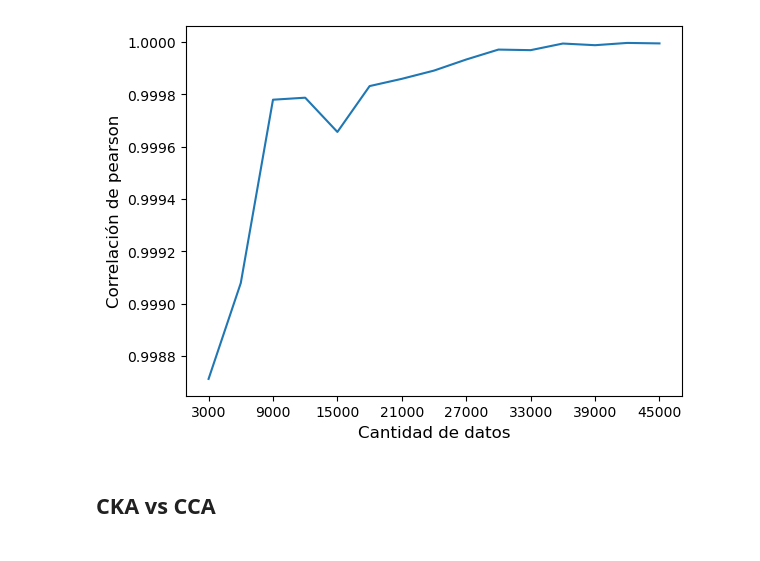
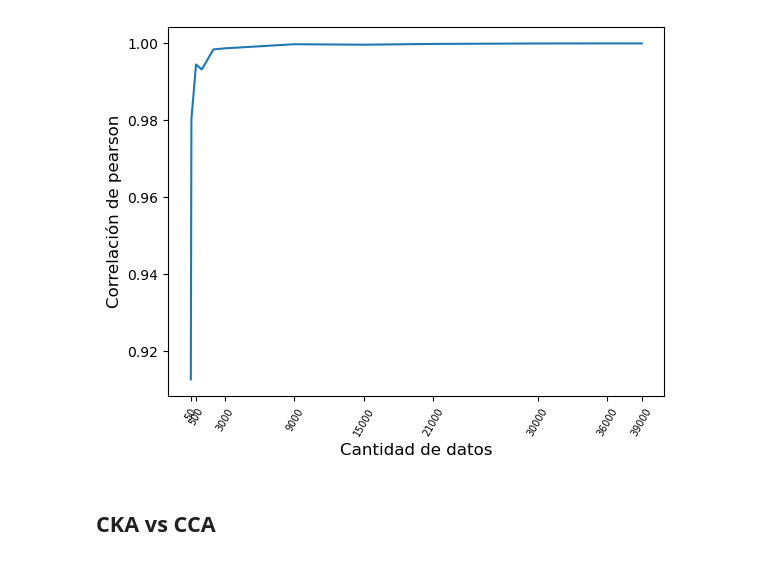
Before and after one commit to ceciliabolanos/layer-analysis, a Jupyter notebook: results/experiment1.1_CCA_CKA/results.ipynb, the cells around one changed output. Saved outputs shown, nothing was run; the diff lists cells and outputs as text; code cells hidden in the pictures.

```diff
--- a/results/experiment1.1_CCA_CKA/results.ipynb
+++ b/results/experiment1.1_CCA_CKA/results.ipynb
@@ -19,11 +21,11 @@ def linear_CKA(X, Y):
 
     return hsic / (var1 * var2)
 # %%
-# Commented because we already have the results
-
-with open(os.path.join('../../../experiments/layers/embeddings_layer0_glove.json'), 'r') as f:
+with open('/home/cbolanos/experiments/layers/embeddings_layer0_glove.json', 'r') as f:
     glove_list = json.load(f)
 glove_matrix = np.array(glove_list)
+
+# Commented because we already have the results
 
 # wav_vs_glove = []
 # for i in range(12):
@@ -57,15 +60,15 @@ plt.show()
 # %%
 x_list = []
 for i in range(12):
-    with open(os.path.join('../../..', 'experiments', 'layers', f'embeddings_layer{i}_wav2vec2.json'), 'r') as f:
+    with open(os.path.join('/home/cbolanos/', 'experiments', 'layers', f'embeddings_layer{i}_wav2vec2.json'), 'r') as f:
         model1_list = json.load(f)
     x_matrix = np.array(model1_list)
     x_list.append(x_matrix)
 # %%
-matrix = np.zeros((15, 12))
-for i in tqdm(range(3000, 46000, 3000)):
-    index = int((i-3000)/3000)
+matrix = np.zeros((13, 12))
+vector = [50, 100, 500, 1000, 2000, 3000, 9000, 15000, 21000, 30000, 36000, 39000, 45000]
+for i in range(len(vector)):
     for j in tqdm(range(12)):
         x = x_list[j]
-        matrix[index, j] = linear_CKA(x[0:i], glove_matrix[0:i])
+        matrix[i, j] = linear_CKA(x[0:vector[i]], glove_matrix[0:vector[i]])
 # %%
@@ -90,15 +92,17 @@ plt.show()
 # %%
 pearson_corr = []
-for i in range(matrix.shape[0]):
-    pearson_corr.append(stats.pearsonr(wav_vs_glove, matrix[i]).statistic)
+for j in range(matrix.shape[0]-1):
+    pearson_corr.append(stats.pearsonr(wav_vs_glove, matrix[j]).statistic)
 
-plt.plot(range(3000, 46000, 3000), pearson_corr)
+vector = [50, 100, 500, 1000, 2000, 3000, 9000, 15000, 21000, 30000, 36000, 39000]
+
+plt.plot(vector, pearson_corr)
 plt.xlabel('Cantidad de datos',  fontsize=12)
 plt.ylabel('Correlación de pearson', fontsize=12)
-plt.xticks(range(3000, 46000, 6000))
+plt.xticks([50, 500, 3000, 9000, 15000, 21000, 30000, 36000, 39000],  rotation=60, fontsize=7)
 plt.show()
 # %% [output]
-[figure, old version]
+[figure, new version]
 # %% [markdown]
 ## CKA vs CCA
 # %%
```
Also changed, not shown: parts of 9 cells of this notebook.
